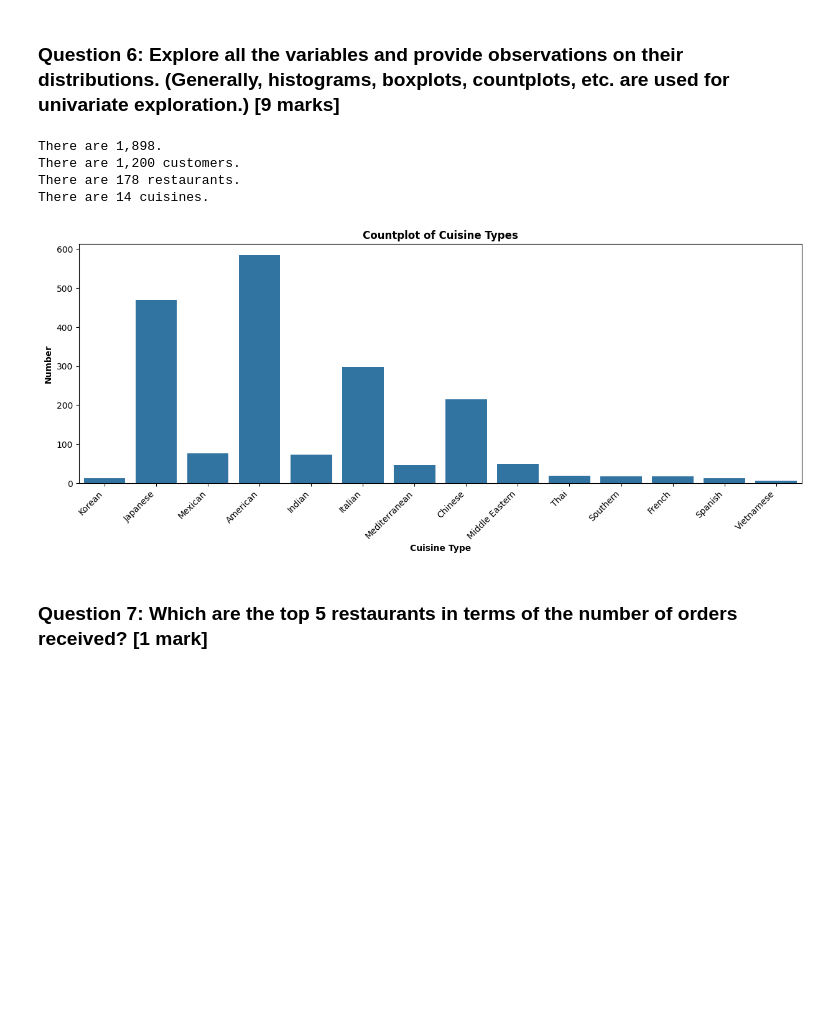
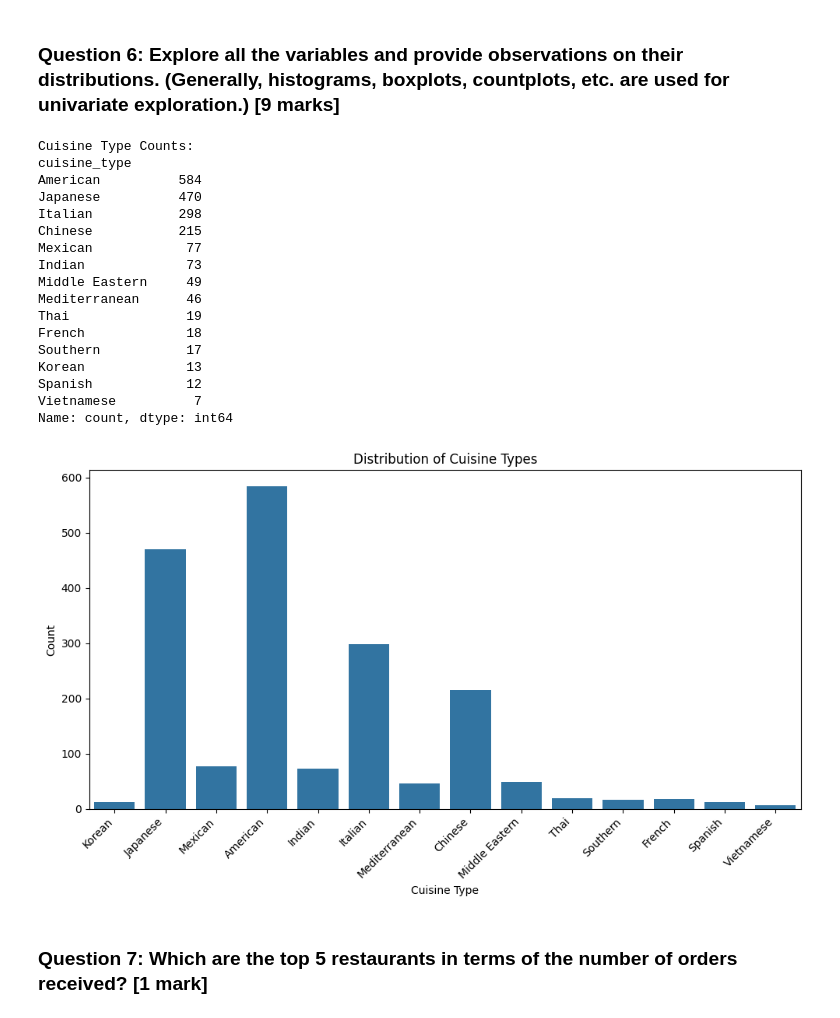
Before and after one commit to Xenstelia/Food_hub_Analysis, a Jupyter notebook: IP_Project_Question_Notebook.ipynb, the cells around one changed output. Cells and saved outputs as stored; diff of their text form; code cells hidden in the pictures; blank space fills up the shorter version.

```diff
--- a/IP_Project_Question_Notebook.ipynb
+++ b/IP_Project_Question_Notebook.ipynb
@@ -123,35 +116,37 @@ Unrated orders have a 38.78% impact on the dataset.
 ### Univariate Analysis
 # %% [markdown]
 ### **Question 6:** Explore all the variables and provide observations on their distributions. (Generally, histograms, boxplots, countplots, etc. are used for univariate exploration.) [9 marks]
-# %%
-# Write the code here
-print(f'There are {df["order_id"].nunique():,}.')
-# Check for unique customers in the dataset.
-customer_ids = df['customer_id'].nunique()
-print(f'There are {customer_ids:,} customers.')
-# Check for unique restaurants in the dataset.
-restaurants = df['restaurant_name'].nunique()
-print(f'There are {restaurants:,} restaurants.')
-# Check unique cuisine types in the dataset.
-cuisine_types = df['cuisine_type'].nunique()
-print(f'There are {cuisine_types:,} cuisines.')
-# Create countplot for the different cuisine types.
-plt.figure(figsize = (15,5))
-sns.countplot(data = df, x = 'cuisine_type')
-
-# Set the labels, title, position, fontsize and alignment for the output.
-plt.title('Countplot of Cuisine Types', fontsize=12, fontweight='bold')
-plt.xlabel('Cuisine Type', fontsize=10, fontweight='bold')
-plt.ylabel('Number', fontsize=10, fontweight='bold')
-plt.xticks(rotation=45, ha='right')
-
-# Show plot.
-plt.show()
-# %% [output]
-There are 1,898.
-There are 1,200 customers.
-There are 178 restaurants.
-There are 14 cuisines.
-[figure, removed]
+# %%
+cuisine_counts = foodhub_df['cuisine_type'].value_counts()
+print("\nCuisine Type Counts:")
+print(cuisine_counts)
+
+plt.figure(figsize=(10, 6))
+sns.countplot(x='cuisine_type', data=foodhub_df)
+plt.title('Distribution of Cuisine Types')
+plt.xlabel('Cuisine Type')
+plt.ylabel('Count')
+plt.xticks(rotation=45, ha='right')
+plt.tight_layout()
+plt.show()
+# %% [output]
+Cuisine Type Counts:
+cuisine_type
+American          584
+Japanese          470
+Italian           298
+Chinese           215
+Mexican            77
+Indian             73
+Middle Eastern     49
+Mediterranean      46
+Thai               19
+French             18
+Southern           17
+Korean             13
+Spanish            12
+Vietnamese          7
+Name: count, dtype: int64
+[figure, added]
 # %% [markdown]
 ### **Question 7**: Which are the top 5 restaurants in terms of the number of orders received? [1 mark]
```
Also changed, not shown: parts of 28 cells of this notebook.
